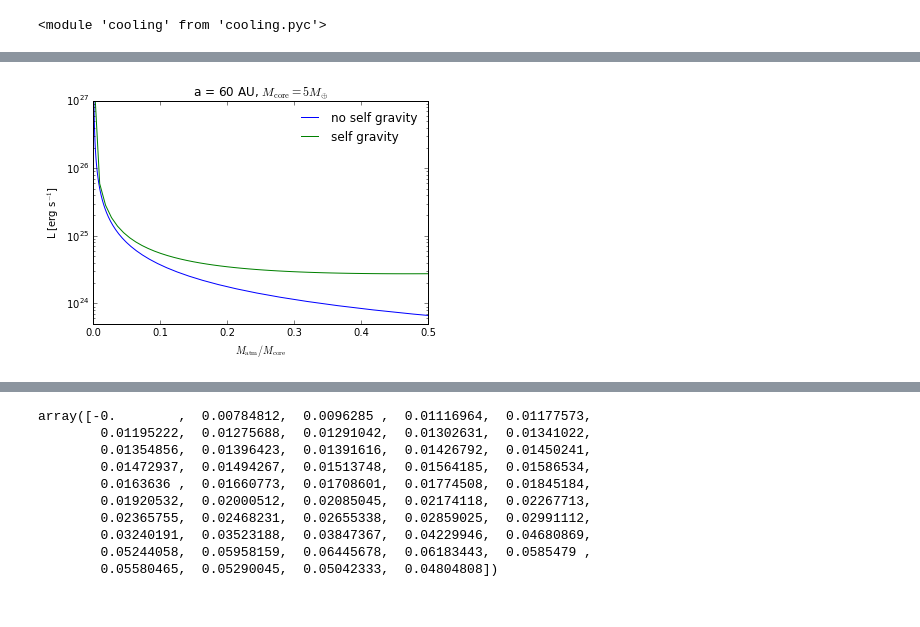
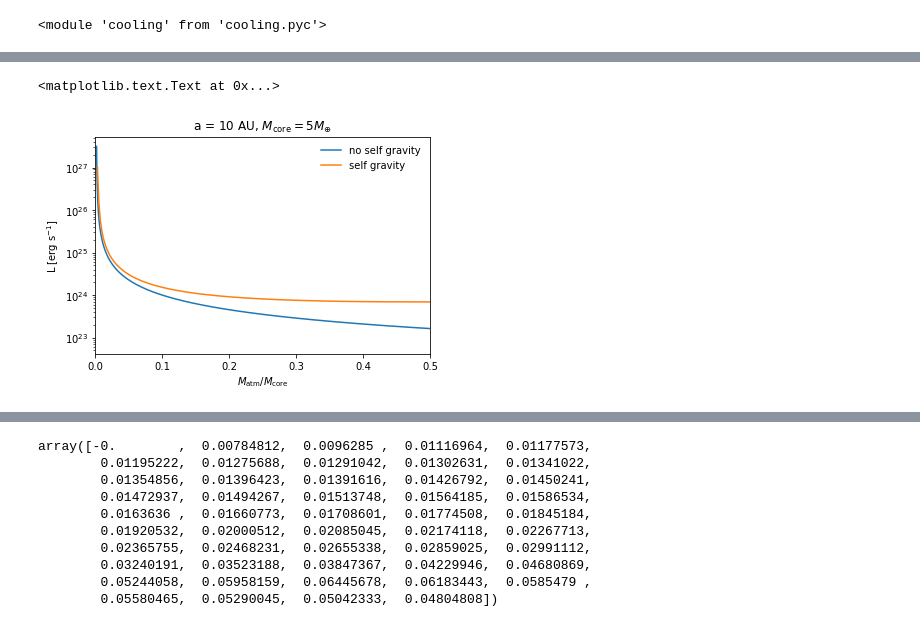
Before and after one commit to apiso/Luminosity, a Jupyter notebook: python/numerical_SG.ipynb, the cells around one changed output, grey strips where cells are left out. Cells and saved outputs as stored; diff of their text form; code cells hidden in the pictures.

```diff
--- a/python/numerical_SG.ipynb
+++ b/python/numerical_SG.ipynb
@@ -57,6 +58,6 @@ plt.title(r'a = 0.1 AU, $M_{\rm core}=10 M_{\oplus}$')
 # %%
 delad = 2./7
-a = 60.0
+a = 10.0
 Mc = 5 * Me
 rc = (3*Mc/(4*np.pi*rhoc))**(1./3)
 
@@ -70,20 +71,21 @@ prms = params(Mc, rc, a, delad, Y, gamma = gammafn(delad), R = Rfn(Y), \
     Cv = Cvfn(Y, delad), Pd = Pdisk(a, mstar, FSigma, FT), \
     Td = Tdisk(a, FT), kappa = kdust)
 # %%
-model, param, prof = atmnoSG.atmload('a60Mc5', prms)
-modelSG, paramSG, profSG = atmSG.atmload('a60Mc5', prms)
+model, param, prof = atmnoSG.atmload('a10Mc5', prms)
+modelSG, paramSG, profSG = atmSG.atmload('a10Mc5', prms)
 # %%
 plt.semilogy((param.Mtot - model.Mco / Me) / (model.Mco/Me), param.L, label = 'no self gravity')
 plt.semilogy((paramSG.MB - modelSG.Mco / Me) / (model.Mco/Me), paramSG.L, label = 'self gravity')
 plt.xlim(xmin = 0, xmax = 0.5)
 plt.xlabel(r'$M_{\rm atm}/M_{\rm core}$')
 plt.ylabel(r'L [erg s$^{-1}$]')
 plt.legend(frameon = False)
-plt.ylim(ymin=5e23, ymax = 1e27)
-plt.title(r'a = 60 AU, $M_{\rm core}=5 M_{\oplus}$')
+#plt.ylim(ymin=5e23, ymax = 1e27)
+plt.title(r'a = 10 AU, $M_{\rm core}=5 M_{\oplus}$')
 
-plt.savefig('../figs/L_vs_M_SG_a60Mc5.pdf')
+#plt.savefig('../figs/L_vs_M_SG_a60Mc5.pdf')
 # %% [output]
+<matplotlib.text.Text at 0x...>
-[figure, old version]
+[figure, new version]
 # %%
 dt = cool.cooling_global(param, prof, model, out='rcb')[0]
```
Also changed, not shown: parts of 27 cells of this notebook, 15 other files.
